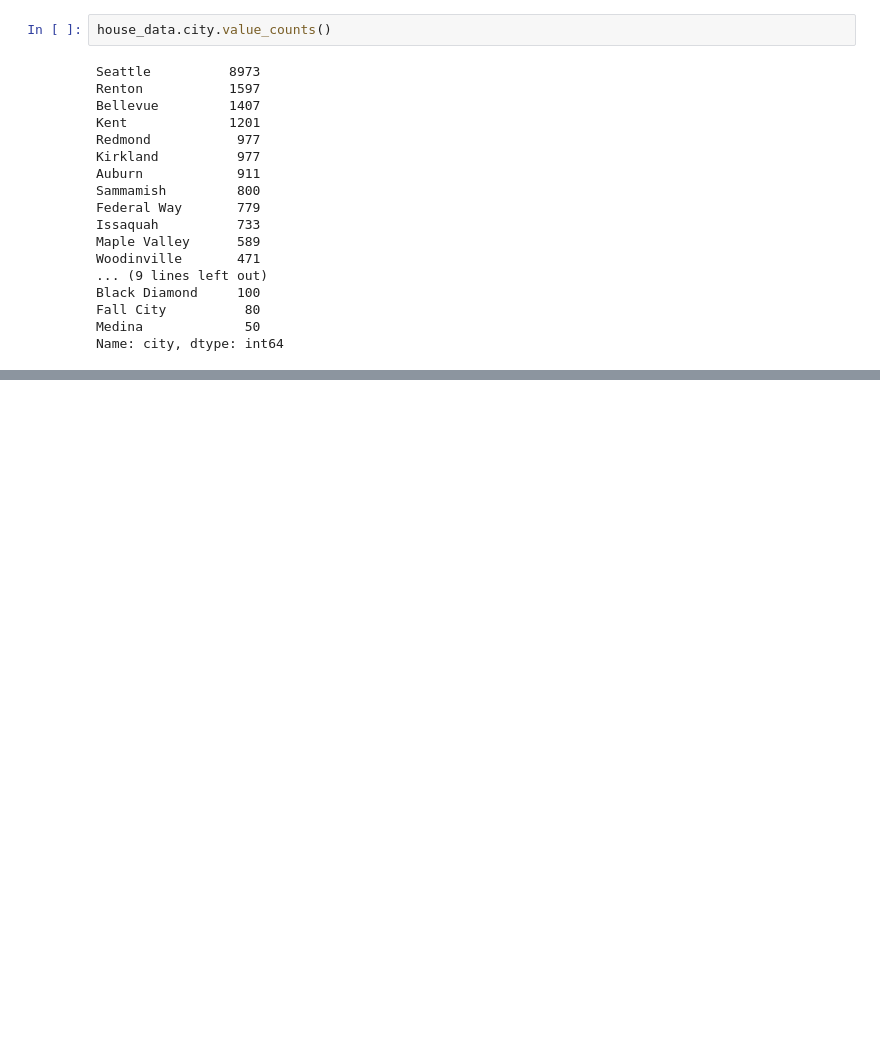
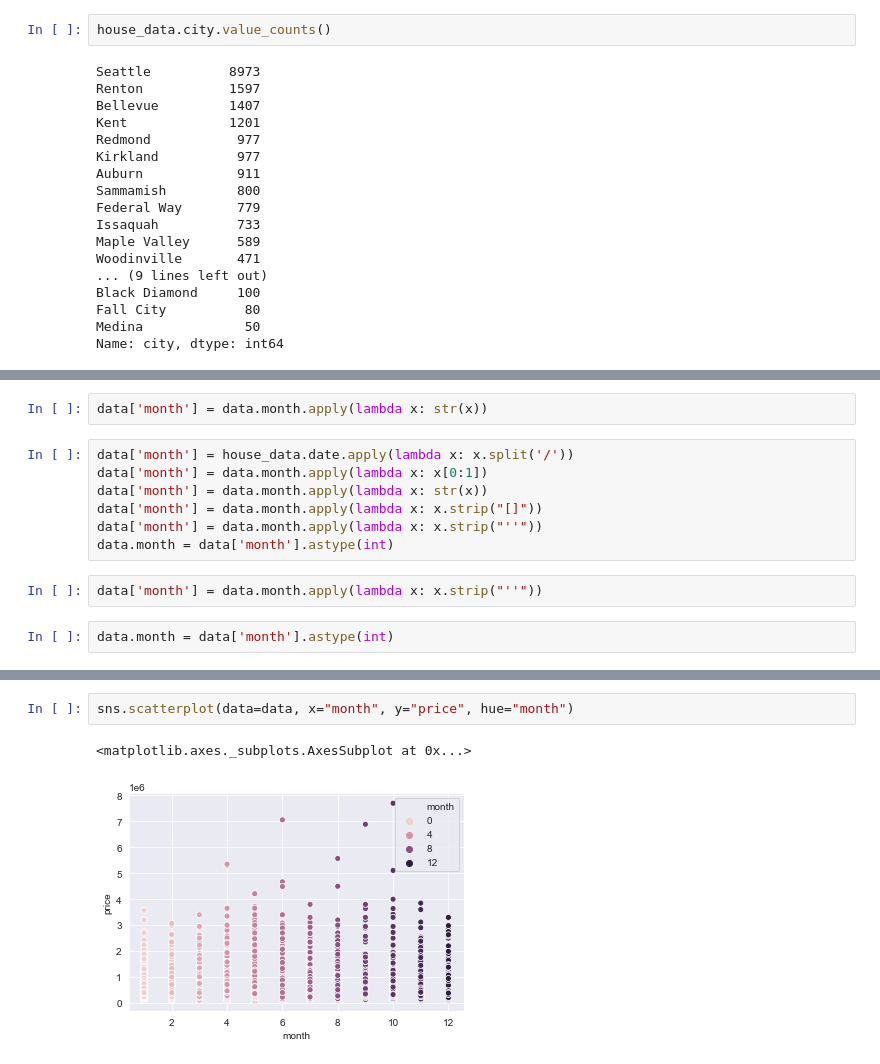
Before and after one commit to Stenke/King-County-Housing-Regression-Analysis, a Jupyter notebook: House(party)_Data-Clean-EDA.ipynb, the cells around one changed output, grey strips where cells are left out. Cells and saved outputs as stored; diff of their text form; blank space fills up the shorter version.

```diff
--- a/House(party)_Data-Clean-EDA.ipynb
+++ b/House(party)_Data-Clean-EDA.ipynb
@@ -653,0 +667,13 @@ Name: city, dtype: int64
+# %%
+data['month'] = data.month.apply(lambda x: str(x))
+# %%
+data['month'] = house_data.date.apply(lambda x: x.split('/'))
+data['month'] = data.month.apply(lambda x: x[0:1])
+data['month'] = data.month.apply(lambda x: str(x))
+data['month'] = data.month.apply(lambda x: x.strip("[]"))
+data['month'] = data.month.apply(lambda x: x.strip("''"))
+data.month = data['month'].astype(int)
+# %%
+data['month'] = data.month.apply(lambda x: x.strip("''"))
+# %%
+data.month = data['month'].astype(int)
@@ -653,0 +690,5 @@ Name: city, dtype: int64
+# %%
+sns.scatterplot(data=data, x="month", y="price", hue="month")
+# %% [output]
+<matplotlib.axes._subplots.AxesSubplot at 0x...>
+[figure, added]
```
Also changed, not shown: parts of 30 cells of this notebook, 8 other files.
